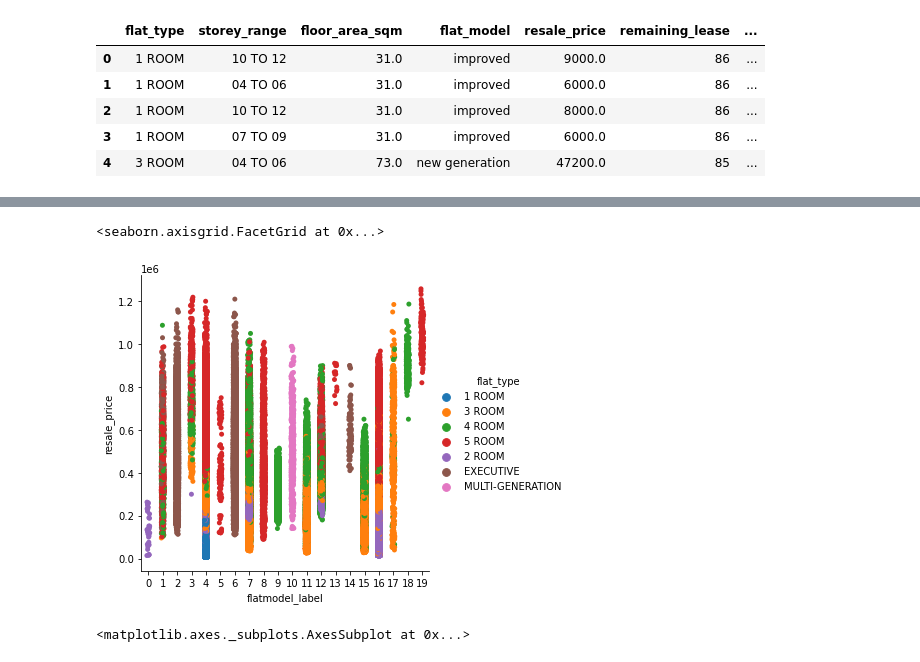
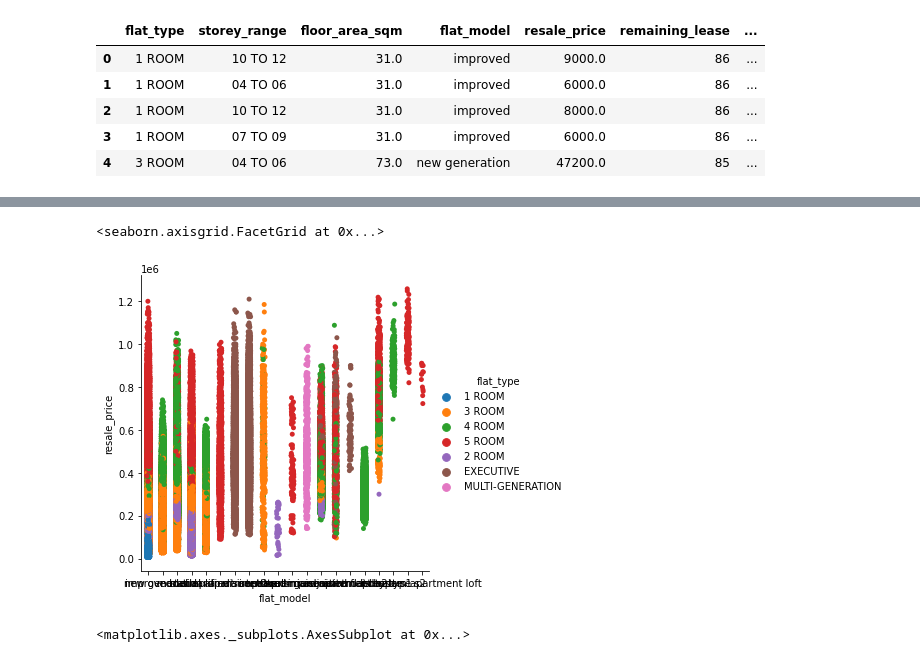
Before and after one commit to nurulanishuda/hdb-resale-price, a Jupyter notebook: holmusk_assignment2.ipynb, the cells around one changed output, grey strips where cells are left out. Saved outputs shown, nothing was run; the diff lists cells and outputs as text; code cells hidden in the pictures.

```diff
--- a/holmusk_assignment2.ipynb
+++ b/holmusk_assignment2.ipynb
@@ -446,7 +438,3 @@ df.head(5)
 | 2 | 1 ROOM | 10 TO 12 | 31.0 | improved | 8000.0 | 86 | ... |
 | 3 | 1 ROOM | 07 TO 09 | 31.0 | improved | 6000.0 | 86 | ... |
 | 4 | 3 ROOM | 04 TO 06 | 73.0 | new generation | 47200.0 | 85 | ... |
-# %%
-flatmodel_labels = le.fit_transform(df['flat_model'])
-df['flatmodel_label'] = flatmodel_labels
-df.tail(10)
@@ -465,8 +443,8 @@ df.tail(10)
 # %%
-sns.catplot(x='flatmodel_label', y='resale_price',hue='flat_type', data=df)
+sns.catplot(x='flat_model', y='resale_price',hue='flat_type', data=df)
 # %% [output]
 <seaborn.axisgrid.FacetGrid at 0x...>
-[figure, old version]
+[figure, new version]
 # %%
 sns.scatterplot(x='floor_area_sqm', y='resale_price', hue='flat_type', data=df)
 # %% [output]
```
Also changed, not shown: parts of 29 cells of this notebook, 1 other file.
